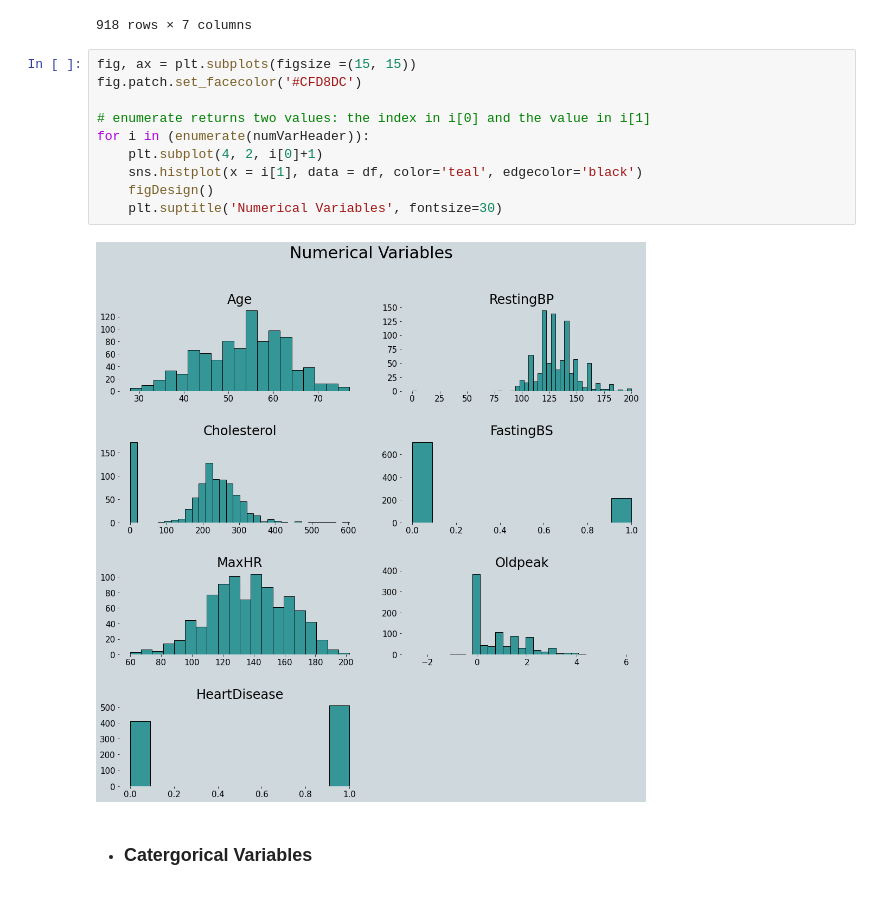
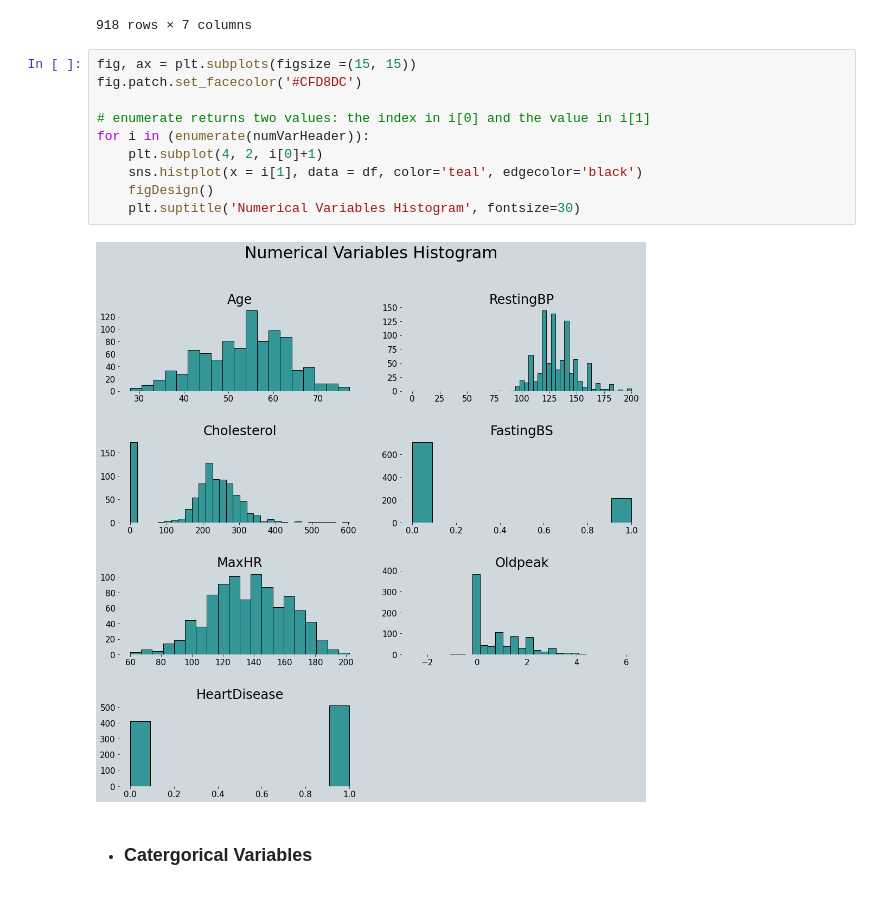
Before and after one commit to GigiOtoya/CSc447ML, a Jupyter notebook: Assignments/Final/Heart_failure_Prediction.ipynb, the cells around one changed output. Cells and saved outputs as stored; diff of their text form.

```diff
--- a/Assignments/Final/Heart_failure_Prediction.ipynb
+++ b/Assignments/Final/Heart_failure_Prediction.ipynb
@@ -147,15 +147,15 @@ numVar
 # %%
 fig, ax = plt.subplots(figsize =(15, 15))
 fig.patch.set_facecolor('#CFD8DC')
 
 # enumerate returns two values: the index in i[0] and the value in i[1]
 for i in (enumerate(numVarHeader)):
     plt.subplot(4, 2, i[0]+1)
     sns.histplot(x = i[1], data = df, color='teal', edgecolor='black')
     figDesign()
-    plt.suptitle('Numerical Variables', fontsize=30)
+    plt.suptitle('Numerical Variables Histogram', fontsize=30)
 # %% [output]
-[figure, old version]
+[figure, new version]
 # %% [markdown]
 * ### Catergorical Variables
 # %%
```
Also changed, not shown: parts of 10 cells of this notebook.
